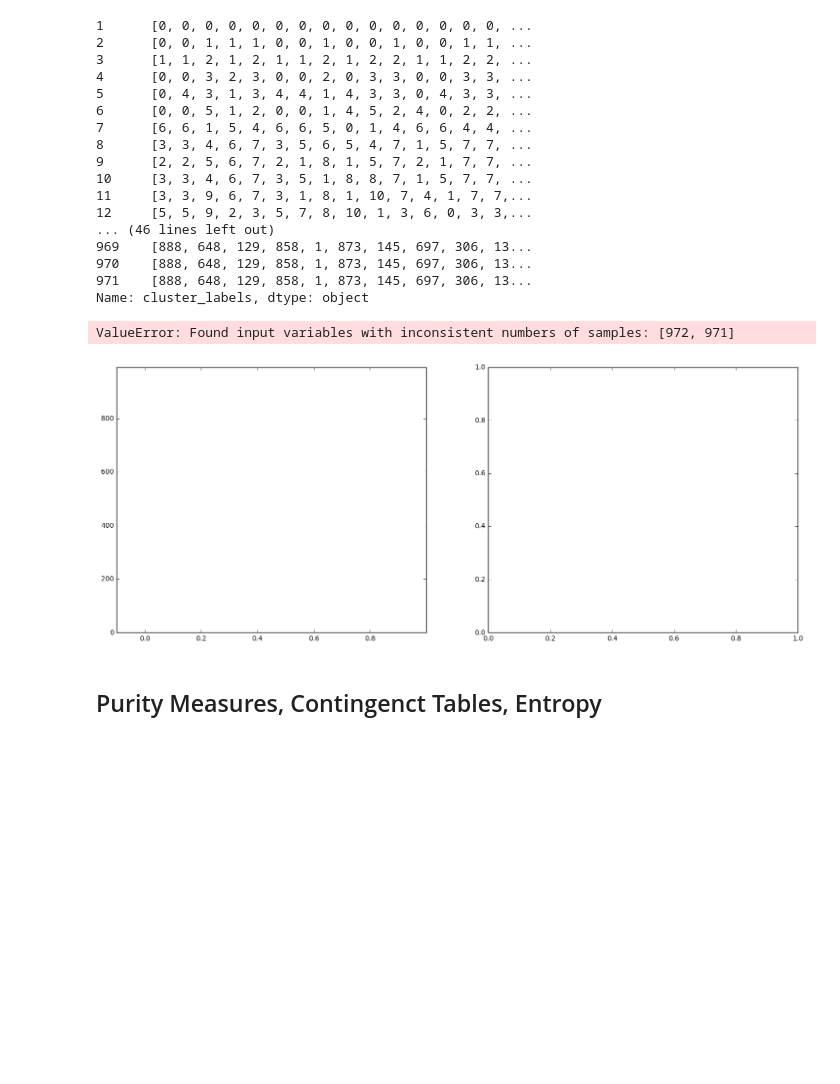
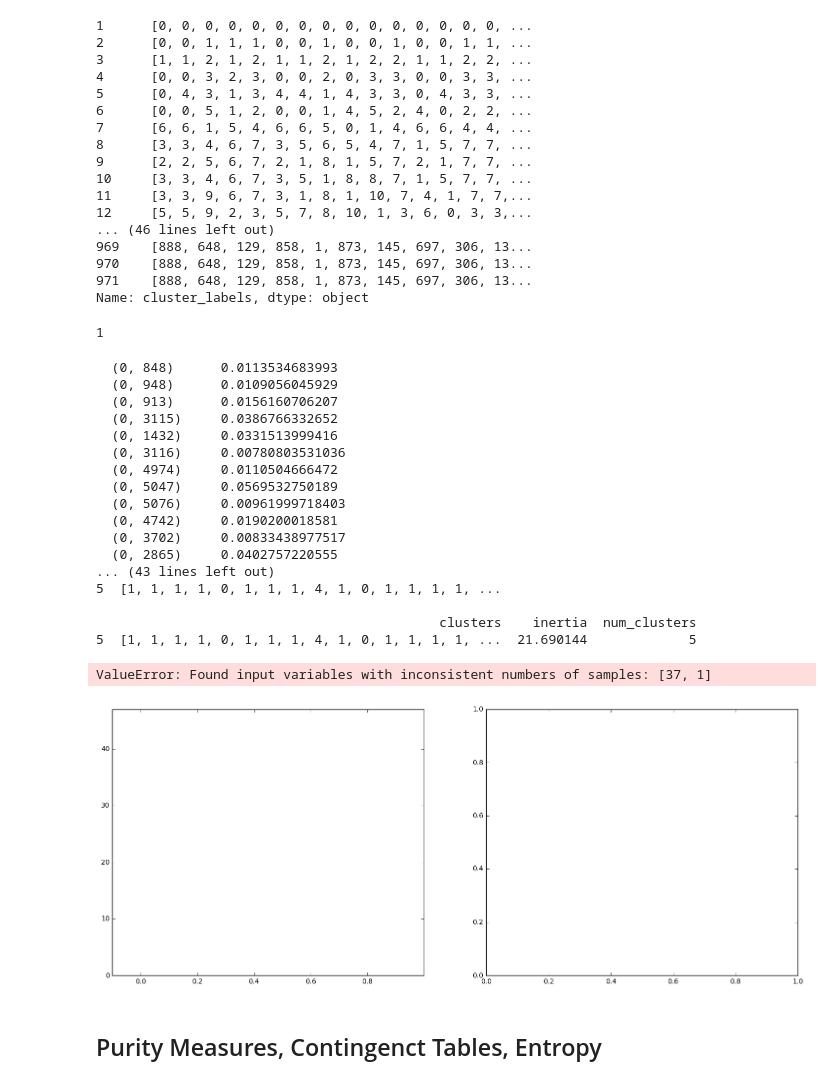
Before and after one commit to rabjohnston/E81HW5, a Jupyter notebook: HW5_rob.ipynb, the cells around one changed output. Drawn from its saved outputs; the diff is of its cells as text; code cells hidden in the pictures; blank space fills up the shorter version.

```diff
--- a/HW5_rob.ipynb
+++ b/HW5_rob.ipynb
@@ -599,7 +641,7 @@ def silhouette_plot(kms, X):
     """
     http://scikit-learn.org/stable/auto_examples/cluster/plot_kmeans_silhouette_analysis.html
     """
-    range_n_clusters = range(1, len(kms))
+    range_n_clusters = range(len(kms))
     for n_clusters in range_n_clusters:
         # Create a subplot with 1 row and 2 columns
         fig, (ax1, ax2) = plt.subplots(1, 2)
@@ -621,13 +663,17 @@ def silhouette_plot(kms, X):
         # The silhouette_score gives the average value for all the samples.
         # This gives a perspective into the density and separation of the formed
         # clusters
+        cluster_labels = kms.cluster_labels.values
 
-        silhouette_avg = silhouette_score(X, kms.cluster_labels)
+        print(X)
+        print(kms)
+
+        silhouette_avg = silhouette_score(X, cluster_labels)
         print("For n_clusters =", n_clusters,
               "The average silhouette_score is :", silhouette_avg)
 
         # Compute the silhouette scores for each sample
-        sample_silhouette_values = silhouette_samples(X, kms.cluster_labels)
+        sample_silhouette_values = silhouette_samples(X, cluster_labels)
 
         y_lower = 10
         for i in range(n_clusters):
@@ -668,7 +714,7 @@ def silhouette_plot(kms, X):
                     c=colors)
 
         # Labeling the clusters
-        centers = clusterer.cluster_centers_
+        centers = kms.cluster_centers_
         # Draw white circles at cluster centers
         ax2.scatter(centers[:, 0], centers[:, 1],
                     marker='o', c="white", alpha=1, s=200)
@@ -685,10 +731,33 @@ def silhouette_plot(kms, X):
                      fontsize=14, fontweight='bold')
 
         plt.show()
-# %%
-silhouette_plot(kms_df_speakers, tfidf_matrix_speakers)
-# %% [output]
-ValueError: Found input variables with inconsistent numbers of samples: [972, 971]
-[figure, removed]
+# %%
+#print(kms_df_plays)
+#print(kms_df_plays.cluster_labels.values)
+len(kms_df_plays[-1:])
+# %% [output]
+1
+# %%
+silhouette_plot(kms_df_plays[-1:], tfidf_matrix_plays)
+# %% [output]
+  (0, 848)      0.0113534683993
+  (0, 948)      0.0109056045929
+  (0, 913)      0.0156160706207
+  (0, 3115)     0.0386766332652
+  (0, 1432)     0.0331513999416
+  (0, 3116)     0.00780803531036
+  (0, 4974)     0.0110504666472
+  (0, 5047)     0.0569532750189
+  (0, 5076)     0.00961999718403
+  (0, 4742)     0.0190200018581
+  (0, 3702)     0.00833438977517
+  (0, 2865)     0.0402757220555
+... (43 lines left out)
+5  [1, 1, 1, 1, 0, 1, 1, 1, 4, 1, 0, 1, 1, 1, 1, ...
+
+                                            clusters    inertia  num_clusters
+5  [1, 1, 1, 1, 0, 1, 1, 1, 4, 1, 0, 1, 1, 1, 1, ...  21.690144             5
+ValueError: Found input variables with inconsistent numbers of samples: [37, 1]
+[figure, added]
 # %% [markdown]
 ## Purity Measures, Contingenct Tables, Entropy
```
Also changed, not shown: parts of 12 cells of this notebook, 2 other files.
